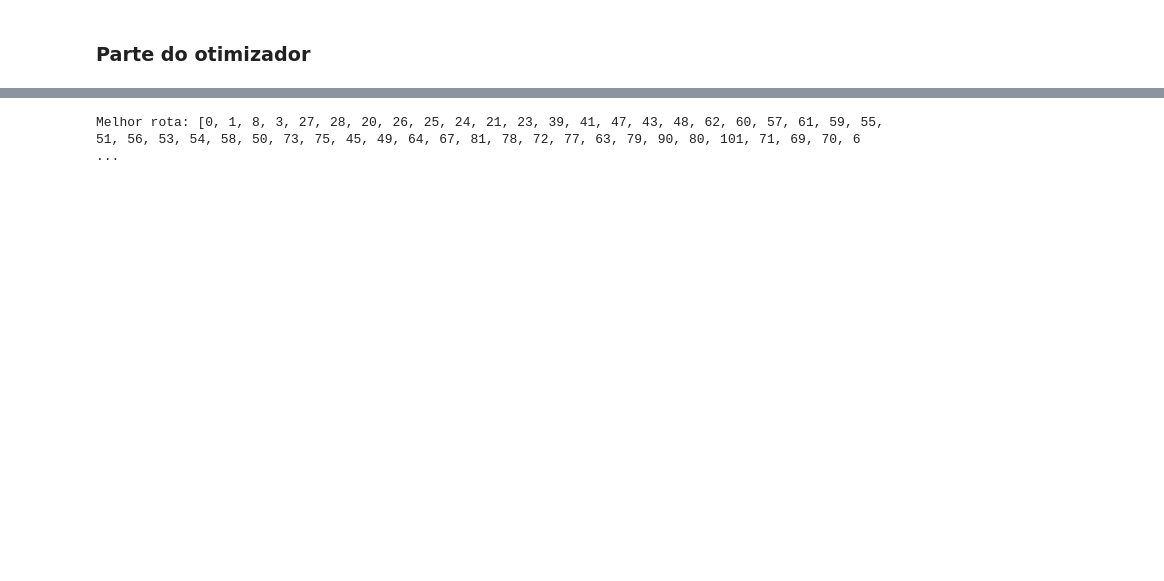
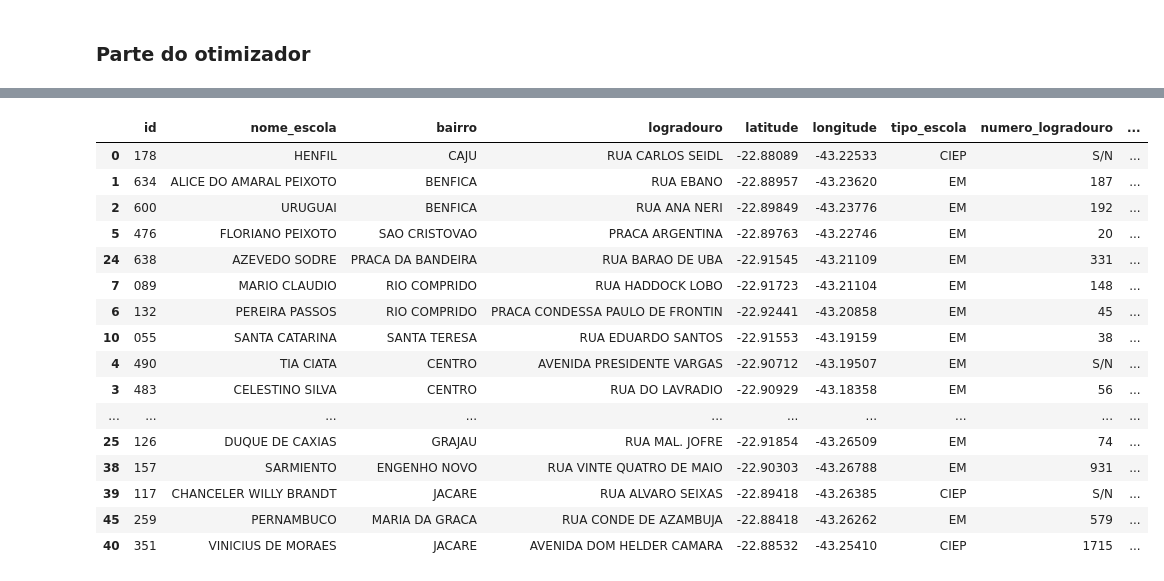
Before and after one commit to victorlemos1/tp-projetoescola, a Jupyter notebook: projeto.ipynb, the cells around one changed output, grey strips where cells are left out. Drawn from its saved outputs; the diff is of its cells as text; code cells hidden in the pictures; blank space fills up the shorter version.

```diff
--- a/projeto.ipynb
+++ b/projeto.ipynb
@@ -250,54 +424,20 @@ df.head()
-# %%
-pontos_entrega = list(zip(df.latitude, df.longitude))
-
-
-def distance(point1, point2):
-    """
-    Calcula a distância entre dois pontos geográficos, usando a fórmula de Haversine.
-    """
-    lat1, lon1 = point1
-    lat2, lon2 = point2
-    R = 6371  # raio da Terra em quilômetros
-    phi1 = math.radians(lat1)
-    phi2 = math.radians(lat2)
-    delta_phi = math.radians(lat2 - lat1)
-    delta_lambda = math.radians(lon2 - lon1)
-
-    a = (
-        math.sin(delta_phi / 2) ** 2
-        + math.cos(phi1) * math.cos(phi2) * math.sin(delta_lambda / 2) ** 2
-    )
-    c = 2 * math.atan2(math.sqrt(a), math.sqrt(1 - a))
-
-    d = R * c
-    return d
-
-
-def nearest_neighbor(points):
-    unvisited = set(
-        range(1, len(points))
-    )  # índices que representam os pontos não visitados
-    current_point = 0
-    route = [current_point]
-
-    while unvisited:
-        nearest = min(
-            unvisited, key=lambda x: distance(points[current_point], points[x])
-        )
-        route.append(nearest)
-        unvisited.remove(nearest)
-        current_point = nearest
-
-    route.append(0)  # Volta ao ponto inicial para fechar o ciclo
-    return route
-
-
-# Exemplo de lista de pontos (latitude, longitude)
-# pontos_entrega = [(lat1, lon1), (lat2, lon2), ...]  # Substitua pelos seus pontos
-
-best_route = nearest_neighbor(pontos_entrega)
-print("Melhor rota:", best_route)
-# %% [output]
-Melhor rota: [0, 1, 8, 3, 27, 28, 20, 26, 25, 24, 21, 23, 39, 41, 47, 43, 48, 62, 60, 57, 61, 59, 55, 51, 56, 53, 54, 58, 50, 73, 75, 45, 49, 64, 67, 81, 78, 72, 77, 63, 79, 90, 80, 101, 71, 69, 70, 6 ...
-# %%
-df_sorted = df_escolas.sort_values(by='id', key=lambda x: x.map({id: i for i, id in enumerate(best_route)}))
+# %%
+df_sorted.head(30)
+# %% [output]
+|  | id | nome_escola | bairro | logradouro | latitude | longitude | tipo_escola | numero_logradouro | ... |
+| 0 | 178 | HENFIL | CAJU | RUA CARLOS SEIDL | -22.88089 | -43.22533 | CIEP | S/N | ... |
+| 1 | 634 | ALICE DO AMARAL PEIXOTO | BENFICA | RUA EBANO | -22.88957 | -43.23620 | EM | 187 | ... |
+| 2 | 600 | URUGUAI | BENFICA | RUA ANA NERI | -22.89849 | -43.23776 | EM | 192 | ... |
+| 5 | 476 | FLORIANO PEIXOTO | SAO CRISTOVAO | PRACA ARGENTINA | -22.89763 | -43.22746 | EM | 20 | ... |
+| 24 | 638 | AZEVEDO SODRE | PRACA DA BANDEIRA | RUA BARAO DE UBA | -22.91545 | -43.21109 | EM | 331 | ... |
+| 7 | 089 | MARIO CLAUDIO | RIO COMPRIDO | RUA HADDOCK LOBO | -22.91723 | -43.21104 | EM | 148 | ... |
+| 6 | 132 | PEREIRA PASSOS | RIO COMPRIDO | PRACA CONDESSA PAULO DE FRONTIN | -22.92441 | -43.20858 | EM | 45 | ... |
+| 10 | 055 | SANTA CATARINA | SANTA TERESA | RUA EDUARDO SANTOS | -22.91553 | -43.19159 | EM | 38 | ... |
+| 4 | 490 | TIA CIATA | CENTRO | AVENIDA PRESIDENTE VARGAS | -22.90712 | -43.19507 | EM | S/N | ... |
+| 3 | 483 | CELESTINO SILVA | CENTRO | RUA DO LAVRADIO | -22.90929 | -43.18358 | EM | 56 | ... |
+| ... | ... | ... | ... | ... | ... | ... | ... | ... | ... |
+| 25 | 126 | DUQUE DE CAXIAS | GRAJAU | RUA MAL. JOFRE | -22.91854 | -43.26509 | EM | 74 | ... |
+| 38 | 157 | SARMIENTO | ENGENHO NOVO | RUA VINTE QUATRO DE MAIO | -22.90303 | -43.26788 | EM | 931 | ... |
+| 39 | 117 | CHANCELER WILLY BRANDT | JACARE | RUA ALVARO SEIXAS | -22.89418 | -43.26385 | CIEP | S/N | ... |
+| 45 | 259 | PERNAMBUCO | MARIA DA GRACA | RUA CONDE DE AZAMBUJA | -22.88418 | -43.26262 | EM | 579 | ... |
+| 40 | 351 | VINICIUS DE MORAES | JACARE | AVENIDA DOM HELDER CAMARA | -22.88532 | -43.25410 | CIEP | 1715 | ... |
```
Also changed, not shown: parts of 26 cells of this notebook, 8 other files.
